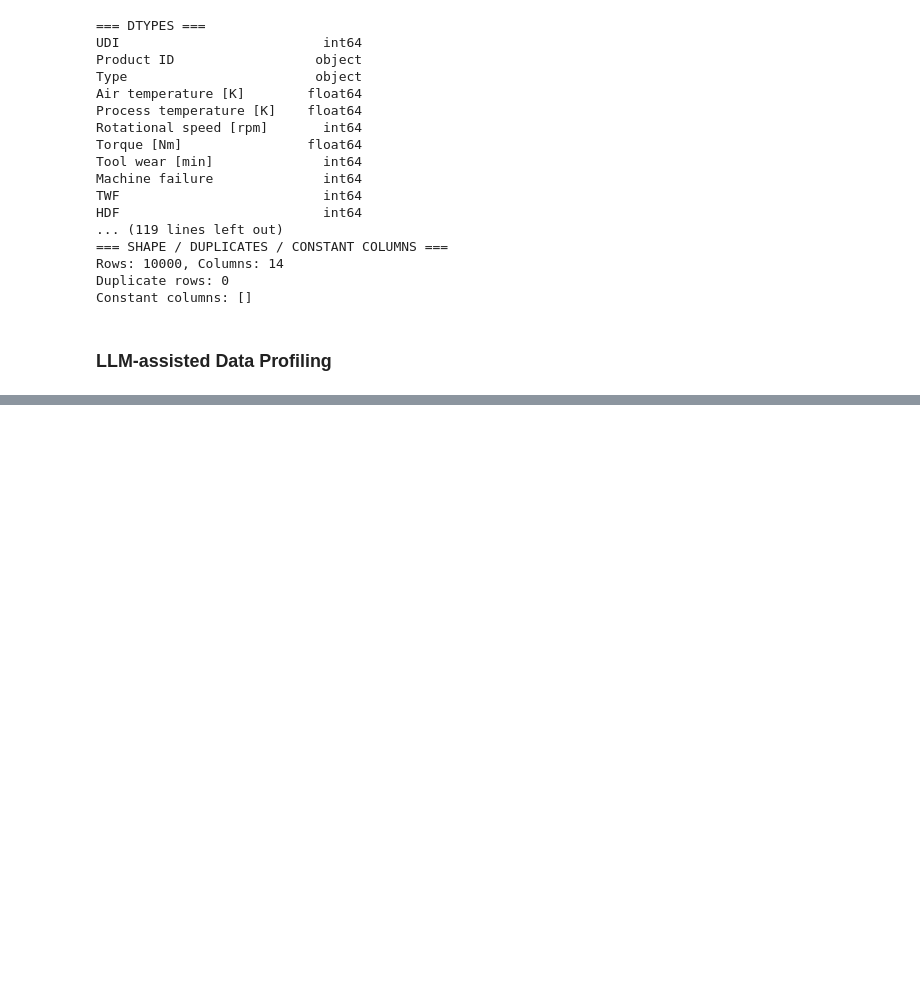
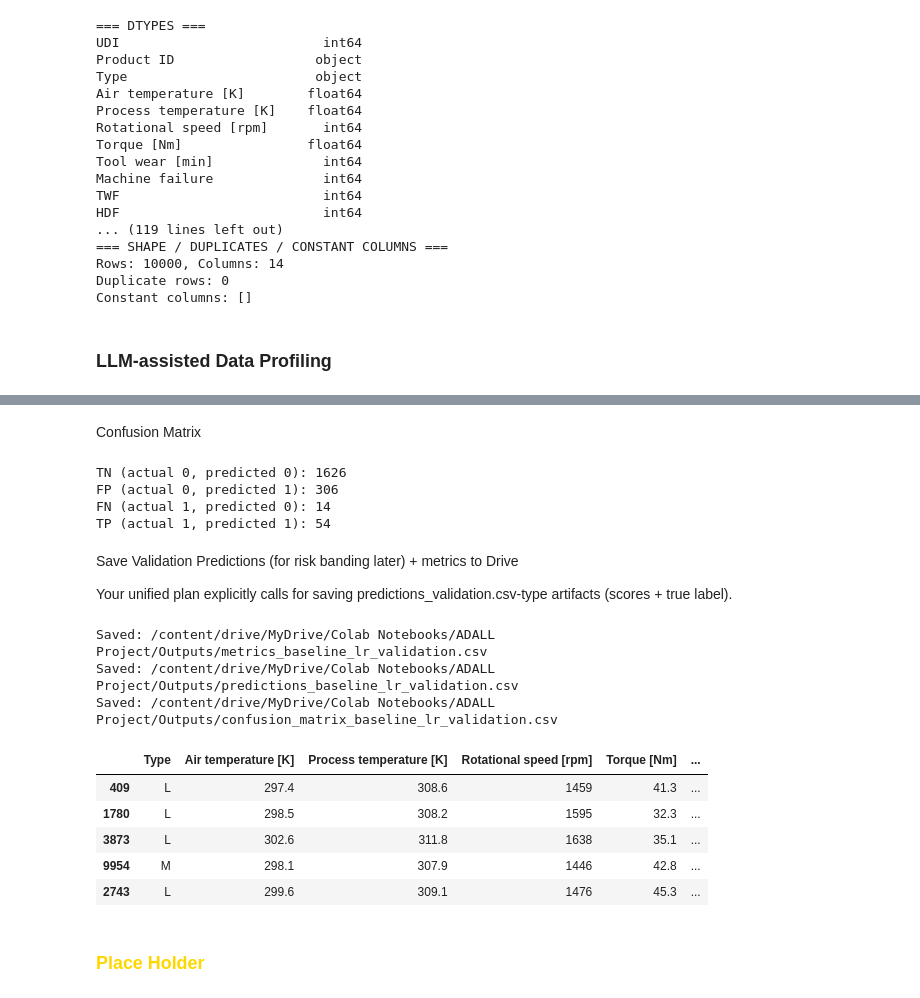
Before and after one commit to RoyTng/ADALL-Project, a Jupyter notebook: My_ADALL_Project.ipynb, the cells around one changed output, grey strips where cells are left out. Drawn from its saved outputs; the diff is of its cells as text; code cells hidden in the pictures; blank space fills up the shorter version.

Commit message:
Done Log Regression Model

```diff
--- a/My_ADALL_Project.ipynb
+++ b/My_ADALL_Project.ipynb
@@ -284,0 +815,22 @@ Type vs Product ID: Potential redundancy because product identifiers can implici
+# %%
+import pandas as pd
+from sklearn.metrics import average_precision_score, precision_score, recall_score, confusion_matrix
+
+def step6_eval_valid(y_valid, valid_proba, valid_pred, threshold=0.50):
+    metrics_df = pd.DataFrame([{
+        "model": "LogisticRegression_balanced",
+        "split": "valid",
+        "n": int(len(y_valid)),
+        "failures": int(pd.Series(y_valid).sum()),
+        "threshold": float(threshold),
+        "pr_auc_ap": float(average_precision_score(y_valid, valid_proba)),
+        "precision": float(precision_score(y_valid, valid_pred, zero_division=0)),
+        "recall": float(recall_score(y_valid, valid_pred, zero_division=0)),
+    }])
+
+    cm = confusion_matrix(y_valid, valid_pred)
+    cm_df = pd.DataFrame(cm, index=["actual_0", "actual_1"], columns=["pred_0", "pred_1"])
+    return metrics_df, cm_df
+
+metrics_df, cm_df = step6_eval_valid(y_valid, valid_proba, valid_pred, threshold=threshold)
+metrics_df, cm_df
@@ -284,0 +905,57 @@ Type vs Product ID: Potential redundancy because product identifiers can implici
+# %% [markdown]
+Confusion Matrix
+# %%
+def print_confusion_counts(cm_df):
+    tn = int(cm_df.loc["actual_0", "pred_0"])
+    fp = int(cm_df.loc["actual_0", "pred_1"])
+    fn = int(cm_df.loc["actual_1", "pred_0"])
+    tp = int(cm_df.loc["actual_1", "pred_1"])
+
+    print(f"TN (actual 0, predicted 0): {tn}")
+    print(f"FP (actual 0, predicted 1): {fp}")
+    print(f"FN (actual 1, predicted 0): {fn}")
+    print(f"TP (actual 1, predicted 1): {tp}")
+
+print_confusion_counts(cm_df)
+# %% [output]
+TN (actual 0, predicted 0): 1626
+FP (actual 0, predicted 1): 306
+FN (actual 1, predicted 0): 14
+TP (actual 1, predicted 1): 54
+# %% [markdown]
+Save Validation Predictions (for risk banding later) + metrics to Drive
+
+Your unified plan explicitly calls for saving predictions_validation.csv-type artifacts (scores + true label).
+# %%
+def step7_save_valid_artifacts(paths, X_valid, y_valid, valid_proba, valid_pred, metrics_df, cm_df):
+    preds_valid = X_valid.copy()
+    preds_valid["y_true"] = y_valid.values if hasattr(y_valid, "values") else y_valid
+    preds_valid["y_proba"] = valid_proba
+    preds_valid[f"y_pred@{0.50:.2f}"] = valid_pred
+
+    metrics_df.to_csv(paths["metrics_valid"], index=False)
+    preds_valid.to_csv(paths["preds_valid"], index=False)
+    cm_df.to_csv(paths["cm_valid"], index=True)
+
+    print("Saved:", paths["metrics_valid"])
+    print("Saved:", paths["preds_valid"])
+    print("Saved:", paths["cm_valid"])
+    return preds_valid
+
+preds_valid_df = step7_save_valid_artifacts(
+    paths, X_valid, y_valid, valid_proba, valid_pred, metrics_df, cm_df
+)
+
+preds_valid_df.head()
+# %% [output]
+Saved: /content/drive/MyDrive/Colab Notebooks/ADALL Project/Outputs/metrics_baseline_lr_validation.csv
+Saved: /content/drive/MyDrive/Colab Notebooks/ADALL Project/Outputs/predictions_baseline_lr_validation.csv
+Saved: /content/drive/MyDrive/Colab Notebooks/ADALL Project/Outputs/confusion_matrix_baseline_lr_validation.csv
+|  | Type | Air temperature [K] | Process temperature [K] | Rotational speed [rpm] | Torque [Nm] | ... |
+| 409 | L | 297.4 | 308.6 | 1459 | 41.3 | ... |
+| 1780 | L | 298.5 | 308.2 | 1595 | 32.3 | ... |
+| 3873 | L | 302.6 | 311.8 | 1638 | 35.1 | ... |
+| 9954 | M | 298.1 | 307.9 | 1446 | 42.8 | ... |
+| 2743 | L | 299.6 | 309.1 | 1476 | 45.3 | ... |
+# %% [markdown]
+### <font color=gold>Place Holder
```
Also changed, not shown: parts of 51 cells of this notebook.
